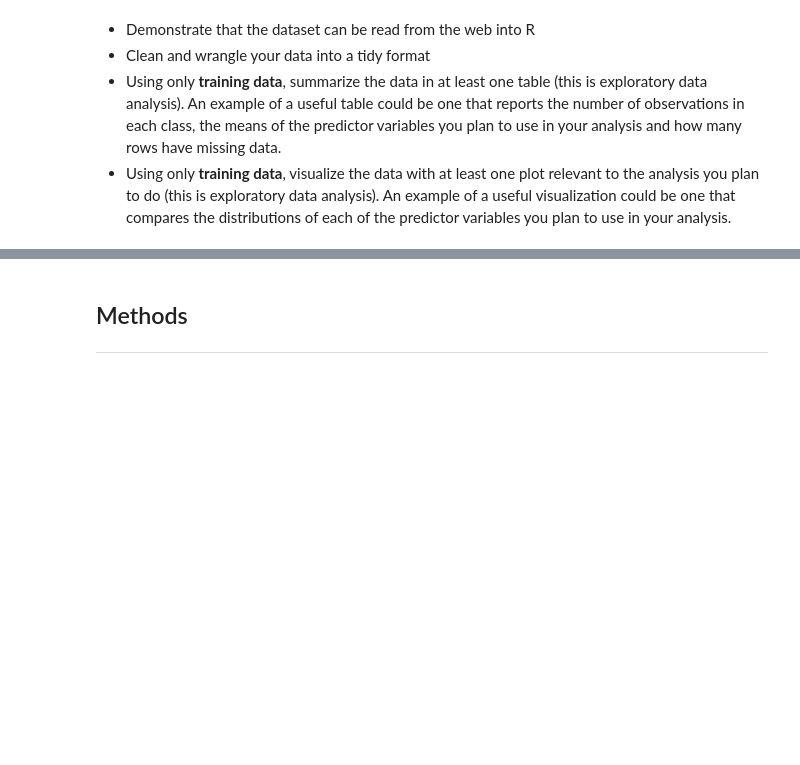
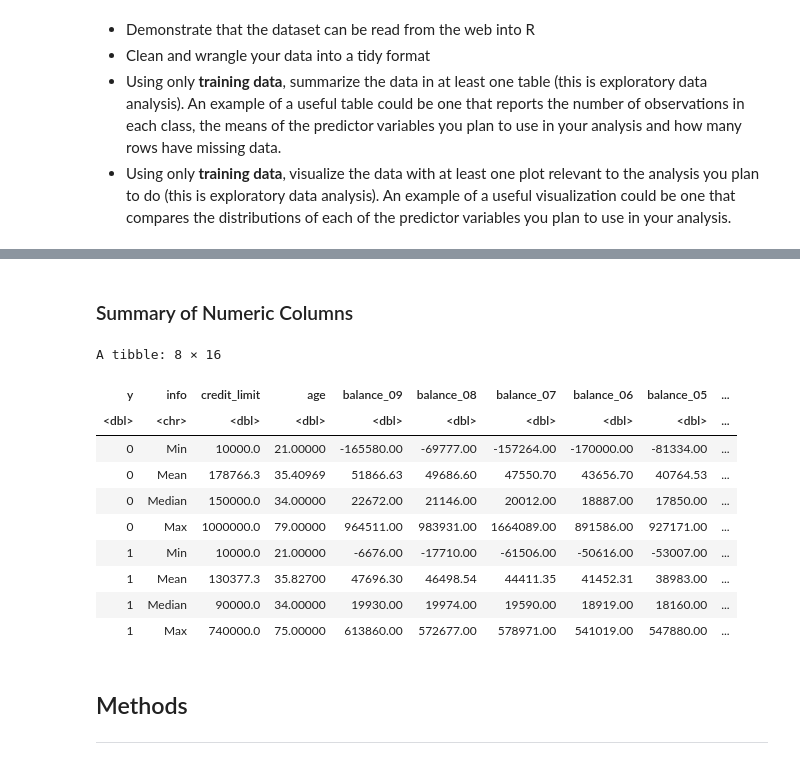
Before and after one commit to ericpien/Credit-Card-Default-Prediction, a Jupyter notebook: project_proposal.ipynb, the cells around one changed output, grey strips where cells are left out. Drawn from its saved outputs; the diff is of its cells as text; code cells hidden in the pictures; blank space fills up the shorter version.

Commit message:
edit exploratory data analysis
* clean up some of the tables
* add categorical data summary tables

```diff
--- a/project_proposal.ipynb
+++ b/project_proposal.ipynb
@@ -235,3 +181,38 @@ A tibble: 2 × 15
+# %% [markdown]
+### Summary of Numeric Columns ###
+# %%
+numeric_cols_train <- credit_card_train |>
+    select(-sex, -education, -marital_status, -status_09, -status_08, -status_07, -status_06, -status_05, -status_04)
+
+min_0 <- apply(filter(numeric_cols_train, y == 0), 2, min, na.rm = TRUE)
+average_0 <- apply(filter(numeric_cols_train, y == 0), 2, mean, na.rm = TRUE)
+median_0 <- apply(filter(numeric_cols_train, y == 0), 2, median, na.rm = TRUE)
+max_0 <- apply(filter(numeric_cols_train, y == 0), 2, max, na.rm = TRUE)
+
+min_1 <- apply(filter(numeric_cols_train, y == 1), 2, min, na.rm = TRUE)
+average_1 <- apply(filter(numeric_cols_train, y == 1), 2, mean, na.rm = TRUE)
+median_1 <- apply(filter(numeric_cols_train, y == 1), 2, median, na.rm = TRUE)
+max_1 <- apply(filter(numeric_cols_train, y == 1), 2, max, na.rm = TRUE)
+# %%
+numeric_cols_summary <- rbind(min_0, average_0, median_0, max_0, min_1, average_1, median_1, max_1) |>
+    as_tibble() |>
+    mutate(info = c('Min','Mean','Median','Max','Min','Mean','Median','Max')) |>
+    relocate(y,.before=credit_limit) |>
+    relocate(info,.before=credit_limit)
+
+numeric_cols_summary
+# %% [output]
+A tibble: 8 × 16
+| y | info | credit_limit | age | balance_09 | balance_08 | balance_07 | balance_06 | balance_05 | ... |
+| <dbl> | <chr> | <dbl> | <dbl> | <dbl> | <dbl> | <dbl> | <dbl> | <dbl> | ... |
+| 0 | Min | 10000.0 | 21.00000 | -165580.00 | -69777.00 | -157264.00 | -170000.00 | -81334.00 | ... |
+| 0 | Mean | 178766.3 | 35.40969 | 51866.63 | 49686.60 | 47550.70 | 43656.70 | 40764.53 | ... |
+| 0 | Median | 150000.0 | 34.00000 | 22672.00 | 21146.00 | 20012.00 | 18887.00 | 17850.00 | ... |
+| 0 | Max | 1000000.0 | 79.00000 | 964511.00 | 983931.00 | 1664089.00 | 891586.00 | 927171.00 | ... |
+| 1 | Min | 10000.0 | 21.00000 | -6676.00 | -17710.00 | -61506.00 | -50616.00 | -53007.00 | ... |
+| 1 | Mean | 130377.3 | 35.82700 | 47696.30 | 46498.54 | 44411.35 | 41452.31 | 38983.00 | ... |
+| 1 | Median | 90000.0 | 34.00000 | 19930.00 | 19974.00 | 19590.00 | 18919.00 | 18160.00 | ... |
+| 1 | Max | 740000.0 | 75.00000 | 613860.00 | 572677.00 | 578971.00 | 541019.00 | 547880.00 | ... |
 # %% [markdown]
 ## Methods
 ___
```
Also changed, not shown: parts of 12 cells of this notebook.
